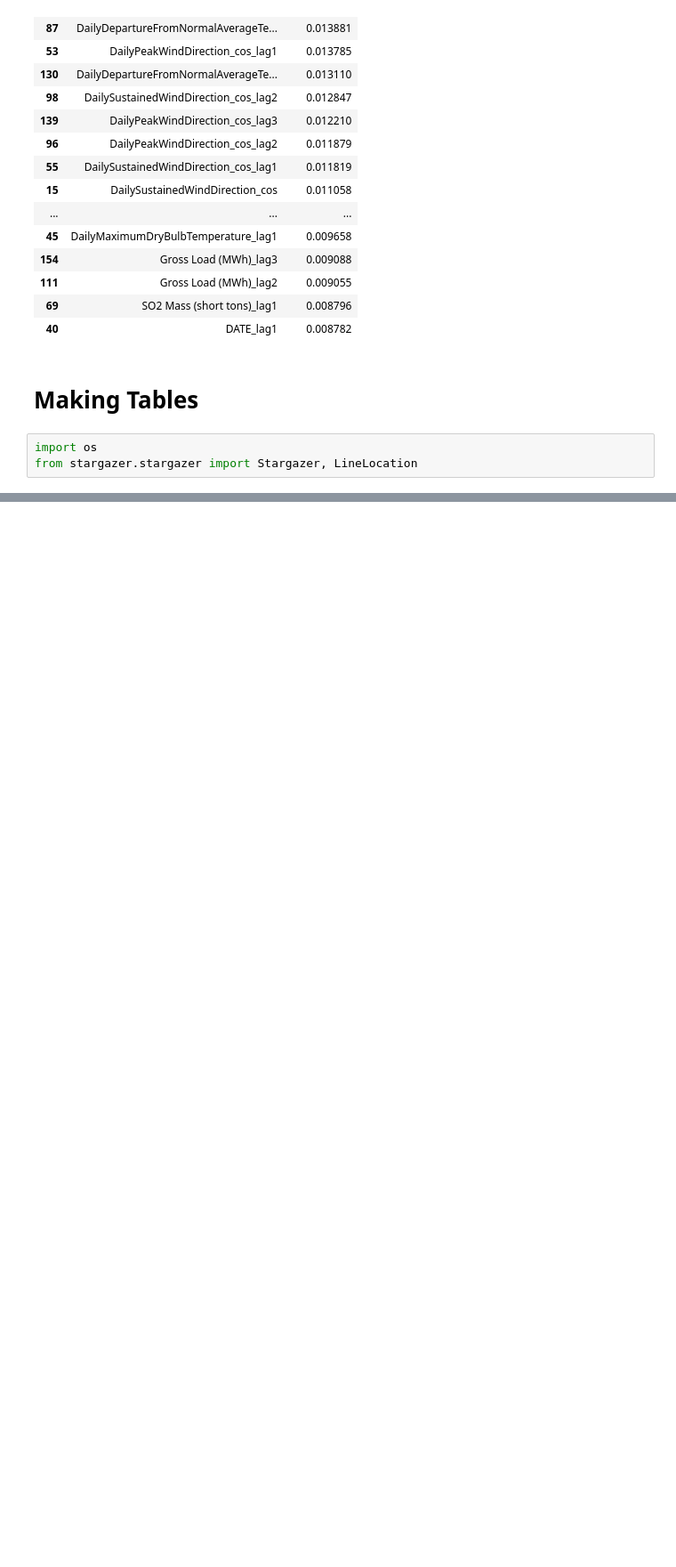
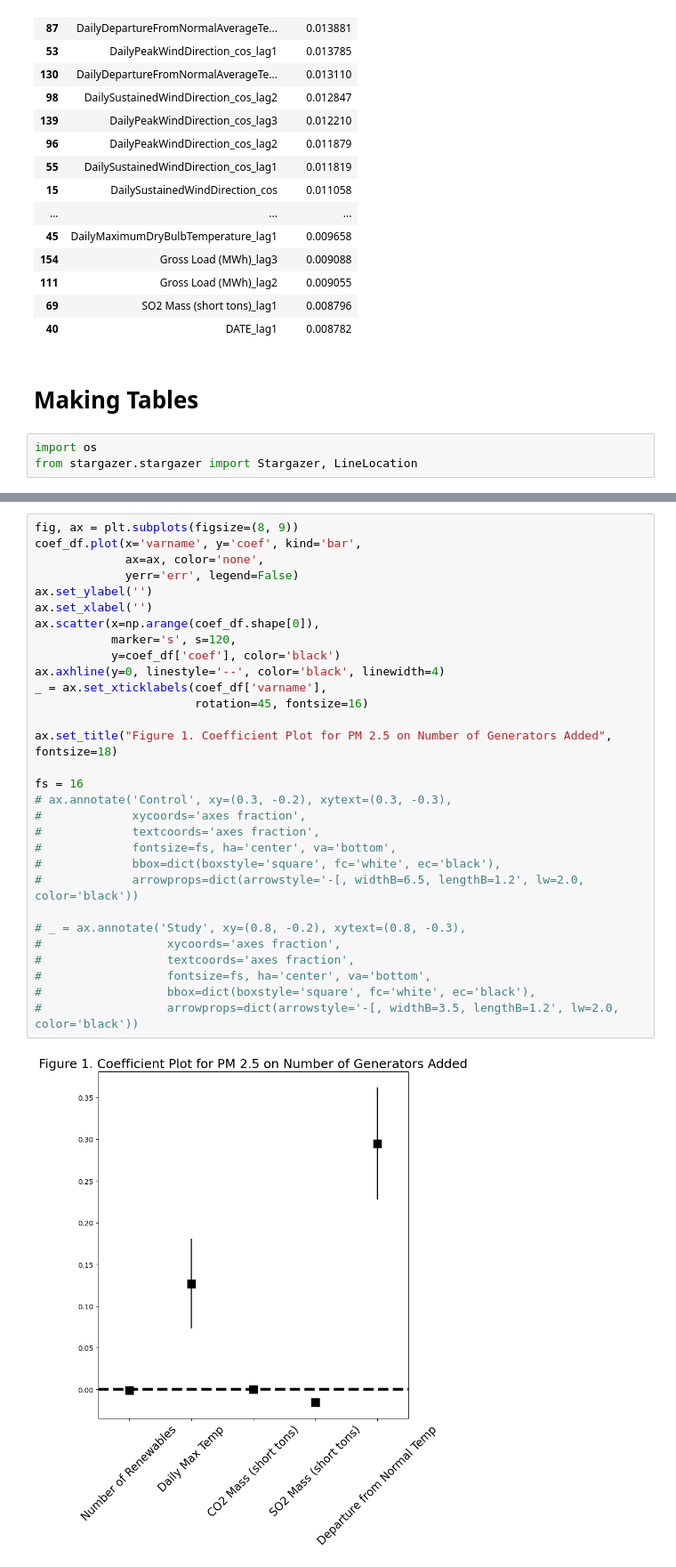
Before and after one commit to griffinberonio/AAE-724-Repo, a Jupyter notebook: Final_Model_Analysis.ipynb, the cells around one changed output, grey strips where cells are left out. Shown at 89% size. Saved outputs shown, nothing was run; the diff lists cells and outputs as text; blank space fills up the shorter version.

```diff
--- a/Final_Model_Analysis.ipynb
+++ b/Final_Model_Analysis.ipynb
@@ -403,0 +676,32 @@ Star
+# %%
+fig, ax = plt.subplots(figsize=(8, 9))
+coef_df.plot(x='varname', y='coef', kind='bar',
+             ax=ax, color='none',
+             yerr='err', legend=False)
+ax.set_ylabel('')
+ax.set_xlabel('')
+ax.scatter(x=np.arange(coef_df.shape[0]),
+           marker='s', s=120,
+           y=coef_df['coef'], color='black')
+ax.axhline(y=0, linestyle='--', color='black', linewidth=4)
+_ = ax.set_xticklabels(coef_df['varname'],
+                       rotation=45, fontsize=16)
+
+ax.set_title("Figure 1. Coefficient Plot for PM 2.5 on Number of Generators Added", fontsize=18)
+
+fs = 16
+# ax.annotate('Control', xy=(0.3, -0.2), xytext=(0.3, -0.3),
+#             xycoords='axes fraction',
+#             textcoords='axes fraction',
+#             fontsize=fs, ha='center', va='bottom',
+#             bbox=dict(boxstyle='square', fc='white', ec='black'),
+#             arrowprops=dict(arrowstyle='-[, widthB=6.5, lengthB=1.2', lw=2.0, color='black'))
+
+# _ = ax.annotate('Study', xy=(0.8, -0.2), xytext=(0.8, -0.3),
+#                  xycoords='axes fraction',
+#                  textcoords='axes fraction',
+#                  fontsize=fs, ha='center', va='bottom',
+#                  bbox=dict(boxstyle='square', fc='white', ec='black'),
+#                  arrowprops=dict(arrowstyle='-[, widthB=3.5, lengthB=1.2', lw=2.0, color='black'))
+# %% [output]
+[figure, added]
```
Also changed, not shown: parts of 16 cells of this notebook, 1 other file.
